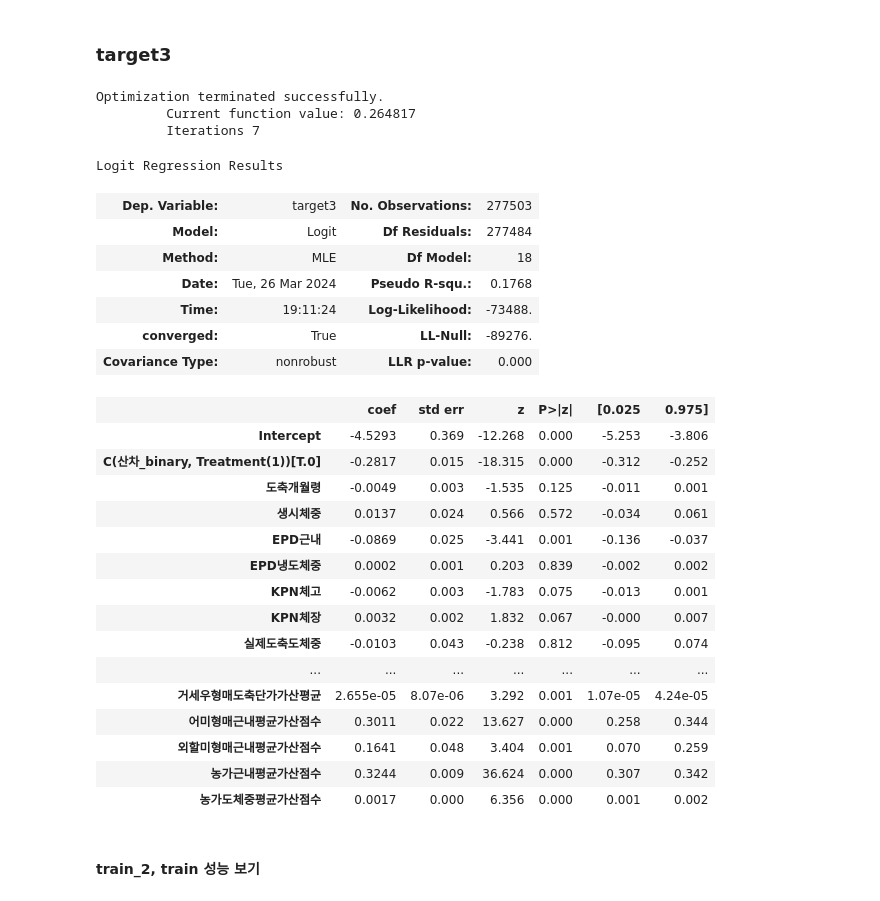
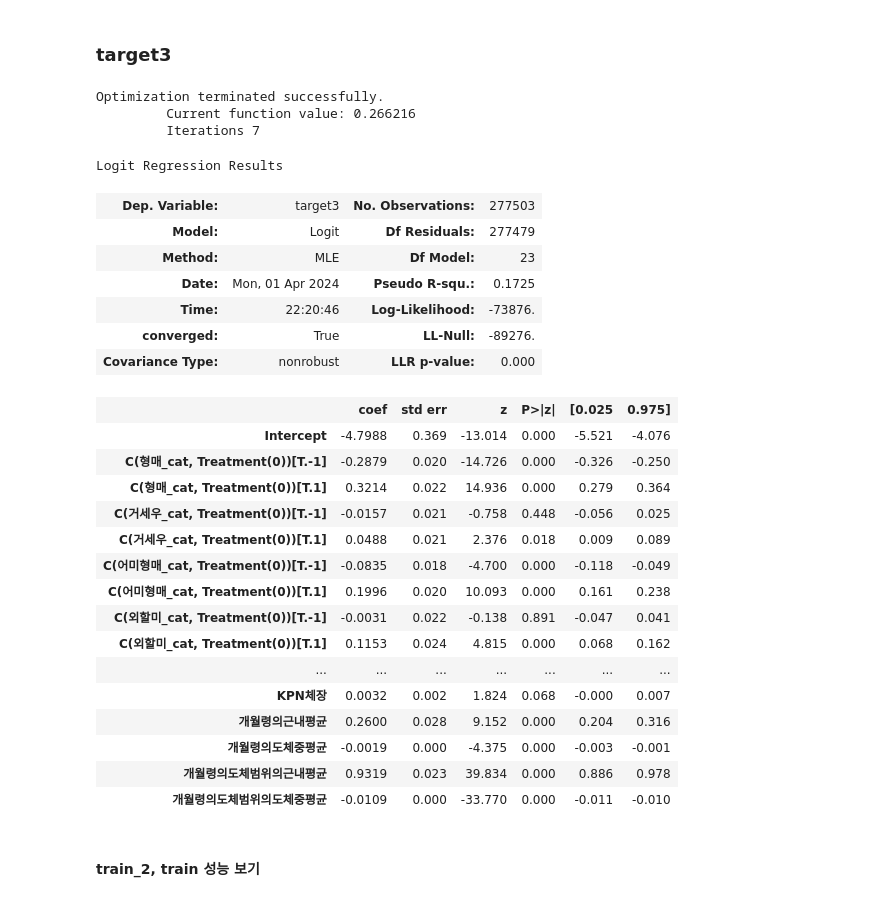
Before and after one commit to tabjun/2024-study, a Jupyter notebook: cow prediction study/code/code_0311 산차 binary copy.ipynb, the cells around one changed output. Cells and saved outputs as stored; diff of their text form; code cells hidden in the pictures.

```diff
--- a/cow prediction study/code/code_0311 산차 binary copy.ipynb
+++ b/cow prediction study/code/code_0311 산차 binary copy.ipynb
@@ -199,0 +208,7 @@ train_2 = train_copy[(train_copy['출생산차']!=180425)|(train_copy['출생산
+# %%
+train_2['형매_cat'] = train_2['형매근내평균가산점수'].apply(lambda x: -1 if 0 > x else 0 if 0 == x else 1 if 0 < x else x)
+train_2['농가근내_cat'] = train_2['농가근내평균가산점수'].apply(lambda x: -1 if 0 > x else 0 if 0 == x else 1 if 0 < x else x)
+train_2['농가도체중_cat'] = train_2['농가도체중평균가산점수'].apply(lambda x: -1 if 0 > x else 0 if 0 == x else 1 if 0 < x else x)
+train_2['어미형매_cat'] = train_2['어미형매근내평균가산점수'].apply(lambda x: -1 if 0 > x else 0 if 0 == x else 1 if 0 < x else x)
+train_2['외할미_cat'] = train_2['외할미형매근내평균가산점수'].apply(lambda x: -1 if 0 > x else 0 if 0 == x else 1 if 0 < x else x)
+train_2['거세우_cat'] = train_2['거세우형매도축단가가산평균'].apply(lambda x: -1 if 0 > x else 0 if 0 == x else 1 if 0 < x else x)
@@ -211,11 +348,11 @@ Index(['목장코드', '출생월', '도축개월령', '생시체중', '출생
 ### target1
 # %%
 model2 = sm.Logit.from_formula(""" target1 ~ 도축개월령+ 생시체중+ EPD근내+ EPD냉도체중+ KPN체고+ KPN체장
-                              + 실제도축도체중+ 개월령의근내평균 + 개월령의도체중평균
+                              + 개월령의근내평균 + 개월령의도체중평균
                               + 개월령의도체범위의근내평균 + 개월령의도체범위의도체중평균
-                              + 형매근내평균가산점수+ 거세우형매도축단가가산평균 + 어미형매근내평균가산점수
-                              + 외할미형매근내평균가산점수+ 농가근내평균가산점수
-                              + 농가도체중평균가산점수 + C(산차_binary, Treatment(1)) """, train_2).fit()
+                              + C(형매_cat, Treatment(0)) + C(거세우_cat, Treatment(0)) + C(어미형매_cat,Treatment(0))
+                              + C(외할미_cat,Treatment(0)) + C(농가근내_cat, Treatment(0))
+                              + C(농가도체중_cat, Treatment(0)) + C(산차_binary, Treatment(0)) """, train_2).fit()
 
 model2.summary()
 # %% [output]
@@ -468,11 +601,11 @@ perfo(val_copy2['target1'], val_copy2['prob_5'], beta=1)
 ### target2
 # %%
 model2_target2 = sm.Logit.from_formula(""" target2 ~ 도축개월령+ 생시체중+ EPD근내+ EPD냉도체중+ KPN체고+ KPN체장
-                              + 실제도축도체중+ 개월령의근내평균 + 개월령의도체중평균
+                              + 개월령의근내평균 + 개월령의도체중평균
                               + 개월령의도체범위의근내평균 + 개월령의도체범위의도체중평균
-                              + 형매근내평균가산점수+ 거세우형매도축단가가산평균 + 어미형매근내평균가산점수
-                              + 외할미형매근내평균가산점수+ 농가근내평균가산점수
-                              + 농가도체중평균가산점수 + C(산차_binary,Treatment(1))""", train_2).fit()
+                              + C(형매_cat, Treatment(0)) + C(거세우_cat, Treatment(0)) + C(어미형매_cat,Treatment(0))
+                              + C(외할미_cat,Treatment(0)) + C(농가근내_cat, Treatment(0))
+                              + C(농가도체중_cat, Treatment(0)) + C(산차_binary, Treatment(0))""", train_2).fit()
 
 model2_target2.summary()
 # %% [output]
@@ -712,41 +851,41 @@ perfo(val_copy2_target2['target2'], val_copy2_target2['prob_5'], beta=1)
 ### target3
 # %%
 model2_target3 = sm.Logit.from_formula(""" target3 ~ 도축개월령+ 생시체중+ EPD근내+ EPD냉도체중+ KPN체고+ KPN체장
-                              + 실제도축도체중+ 개월령의근내평균 + 개월령의도체중평균
+                              + 개월령의근내평균 + 개월령의도체중평균
                               + 개월령의도체범위의근내평균 + 개월령의도체범위의도체중평균
-                              + 형매근내평균가산점수+ 거세우형매도축단가가산평균 + 어미형매근내평균가산점수
-                              + 외할미형매근내평균가산점수+ 농가근내평균가산점수
-                              + 농가도체중평균가산점수 + C(산차_binary,Treatment(1)) """, train_2).fit()
+                              + C(형매_cat, Treatment(0)) + C(거세우_cat, Treatment(0)) + C(어미형매_cat,Treatment(0))
+                              + C(외할미_cat,Treatment(0)) + C(농가근내_cat, Treatment(0))
+                              + C(농가도체중_cat, Treatment(0)) + C(산차_binary, Treatment(0)) """, train_2).fit()
 
 model2_target3.summary()
 # %% [output]
 Optimization terminated successfully.
-         Current function value: 0.264817
+         Current function value: 0.266216
          Iterations 7
 Logit Regression Results
 | Dep. Variable: | target3 | No. Observations: | 277503 |
-| Model: | Logit | Df Residuals: | 277484 |
-| Method: | MLE | Df Model: | 18 |
-| Date: | Tue, 26 Mar 2024 | Pseudo R-squ.: | 0.1768 |
-| Time: | 19:11:24 | Log-Likelihood: | -73488. |
+| Model: | Logit | Df Residuals: | 277479 |
+| Method: | MLE | Df Model: | 23 |
+| Date: | Mon, 01 Apr 2024 | Pseudo R-squ.: | 0.1725 |
+| Time: | 22:20:46 | Log-Likelihood: | -73876. |
 | converged: | True | LL-Null: | -89276. |
 | Covariance Type: | nonrobust | LLR p-value: | 0.000 |
 |  | coef | std err | z | P>|z| | [0.025 | 0.975] |
-| Intercept | -4.5293 | 0.369 | -12.268 | 0.000 | -5.253 | -3.806 |
-| C(산차_binary, Treatment(1))[T.0] | -0.2817 | 0.015 | -18.315 | 0.000 | -0.312 | -0.252 |
-| 도축개월령 | -0.0049 | 0.003 | -1.535 | 0.125 | -0.011 | 0.001 |
-| 생시체중 | 0.0137 | 0.024 | 0.566 | 0.572 | -0.034 | 0.061 |
-| EPD근내 | -0.0869 | 0.025 | -3.441 | 0.001 | -0.136 | -0.037 |
-| EPD냉도체중 | 0.0002 | 0.001 | 0.203 | 0.839 | -0.002 | 0.002 |
-| KPN체고 | -0.0062 | 0.003 | -1.783 | 0.075 | -0.013 | 0.001 |
-| KPN체장 | 0.0032 | 0.002 | 1.832 | 0.067 | -0.000 | 0.007 |
-| 실제도축도체중 | -0.0103 | 0.043 | -0.238 | 0.812 | -0.095 | 0.074 |
+| Intercept | -4.7988 | 0.369 | -13.014 | 0.000 | -5.521 | -4.076 |
+| C(형매_cat, Treatment(0))[T.-1] | -0.2879 | 0.020 | -14.726 | 0.000 | -0.326 | -0.250 |
+| C(형매_cat, Treatment(0))[T.1] | 0.3214 | 0.022 | 14.936 | 0.000 | 0.279 | 0.364 |
+| C(거세우_cat, Treatment(0))[T.-1] | -0.0157 | 0.021 | -0.758 | 0.448 | -0.056 | 0.025 |
+| C(거세우_cat, Treatment(0))[T.1] | 0.0488 | 0.021 | 2.376 | 0.018 | 0.009 | 0.089 |
+| C(어미형매_cat, Treatment(0))[T.-1] | -0.0835 | 0.018 | -4.700 | 0.000 | -0.118 | -0.049 |
+| C(어미형매_cat, Treatment(0))[T.1] | 0.1996 | 0.020 | 10.093 | 0.000 | 0.161 | 0.238 |
+| C(외할미_cat, Treatment(0))[T.-1] | -0.0031 | 0.022 | -0.138 | 0.891 | -0.047 | 0.041 |
+| C(외할미_cat, Treatment(0))[T.1] | 0.1153 | 0.024 | 4.815 | 0.000 | 0.068 | 0.162 |
 | ... | ... | ... | ... | ... | ... | ... |
-| 거세우형매도축단가가산평균 | 2.655e-05 | 8.07e-06 | 3.292 | 0.001 | 1.07e-05 | 4.24e-05 |
-| 어미형매근내평균가산점수 | 0.3011 | 0.022 | 13.627 | 0.000 | 0.258 | 0.344 |
-| 외할미형매근내평균가산점수 | 0.1641 | 0.048 | 3.404 | 0.001 | 0.070 | 0.259 |
-| 농가근내평균가산점수 | 0.3244 | 0.009 | 36.624 | 0.000 | 0.307 | 0.342 |
-| 농가도체중평균가산점수 | 0.0017 | 0.000 | 6.356 | 0.000 | 0.001 | 0.002 |
+| KPN체장 | 0.0032 | 0.002 | 1.824 | 0.068 | -0.000 | 0.007 |
+| 개월령의근내평균 | 0.2600 | 0.028 | 9.152 | 0.000 | 0.204 | 0.316 |
+| 개월령의도체중평균 | -0.0019 | 0.000 | -4.375 | 0.000 | -0.003 | -0.001 |
+| 개월령의도체범위의근내평균 | 0.9319 | 0.023 | 39.834 | 0.000 | 0.886 | 0.978 |
+| 개월령의도체범위의도체중평균 | -0.0109 | 0.000 | -33.770 | 0.000 | -0.011 | -0.010 |
 # %% [markdown]
 #### train_2, train 성능 보기
 # %%
```
Also changed, not shown: parts of 44 cells of this notebook.
